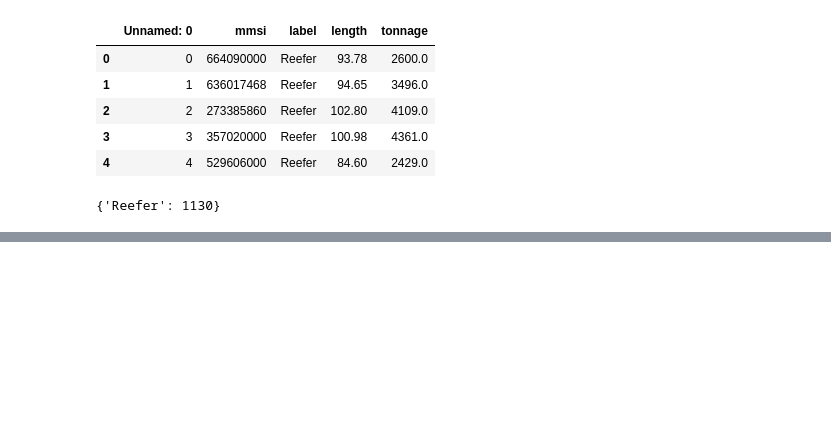
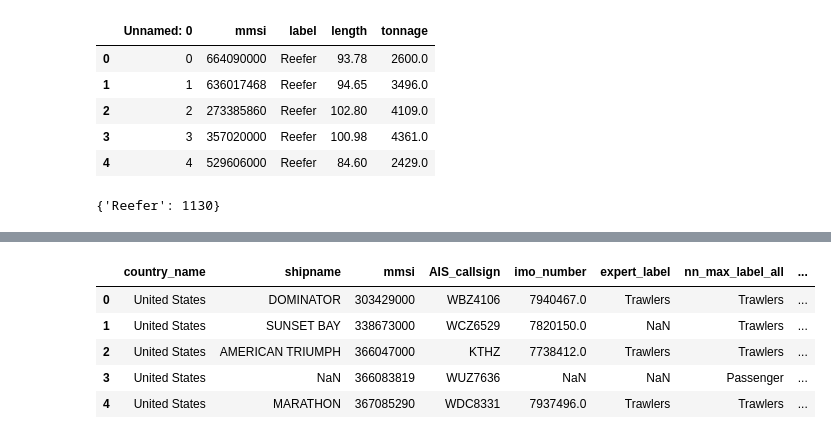
Before and after one commit to GlobalFishingWatch/mussidae, a Jupyter notebook: mussidae/kroodsma_listbuld_v2/list_insepection_and_mappings.ipynb, the cells around one changed output, grey strips where cells are left out. Cells and saved outputs as stored; diff of their text form; code cells hidden in the pictures; blank space fills up the shorter version.

Commit message:
added wcpfc, iattc, ccamlr, us_vessels

```diff
--- a/mussidae/kroodsma_listbuld_v2/list_insepection_and_mappings.ipynb
+++ b/mussidae/kroodsma_listbuld_v2/list_insepection_and_mappings.ipynb
@@ -551,0 +627,11 @@ save_file(filename)
+# %%
+filename = 'us_vessels'
+df = pd.read_csv('input_lists/'+filename+'.csv')
+df.head()
+# %% [output]
+|  | country_name | shipname | mmsi | AIS_callsign | imo_number | expert_label | nn_max_label_all | ... |
+| 0 | United States | DOMINATOR | 303429000 | WBZ4106 | 7940467.0 | Trawlers | Trawlers | ... |
+| 1 | United States | SUNSET BAY | 338673000 | WCZ6529 | 7820150.0 | NaN | Trawlers | ... |
+| 2 | United States | AMERICAN TRIUMPH | 366047000 | KTHZ | 7738412.0 | Trawlers | Trawlers | ... |
+| 3 | United States | NaN | 366083819 | WUZ7636 | NaN | NaN | Passenger | ... |
+| 4 | United States | MARATHON | 367085290 | WDC8331 | 7937496.0 | Trawlers | Trawlers | ... |
```
Also changed, not shown: parts of 13 cells of this notebook, 15 other files.
